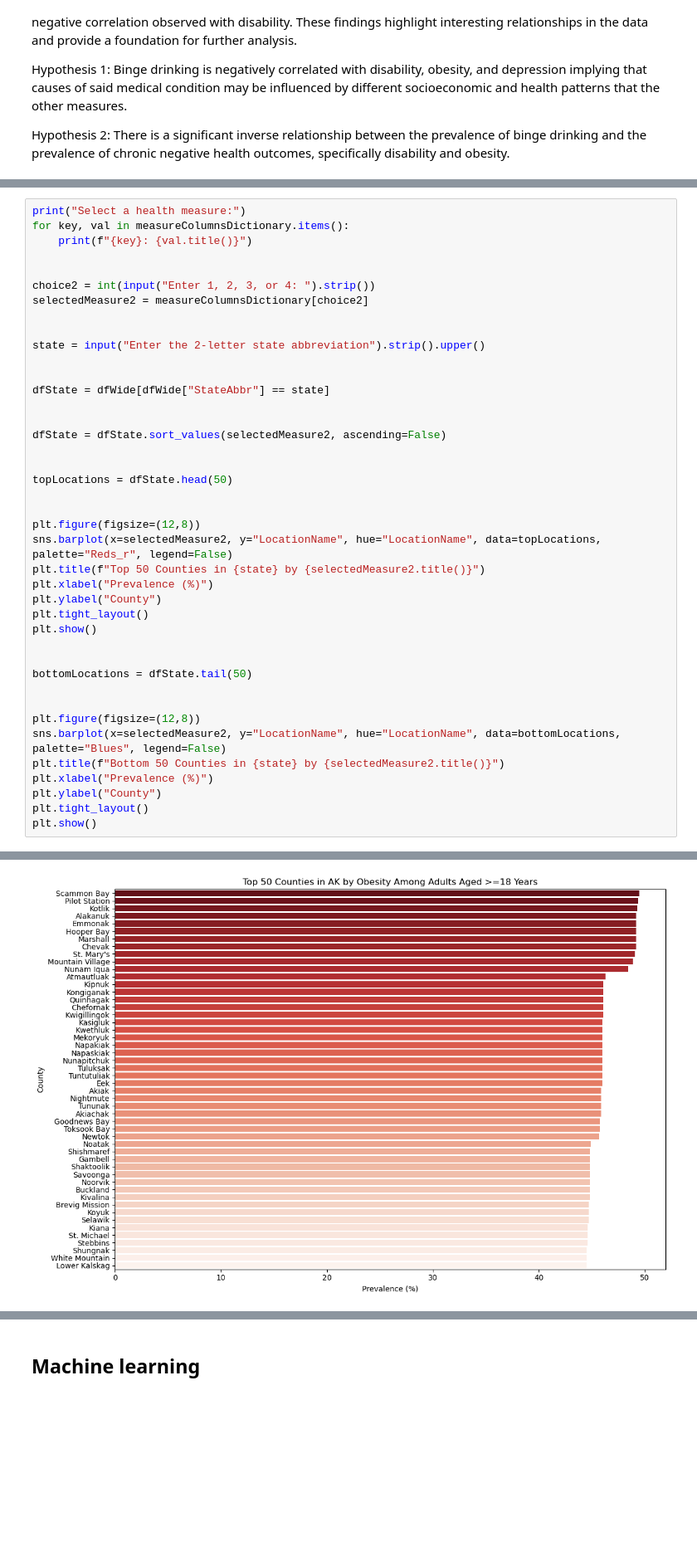
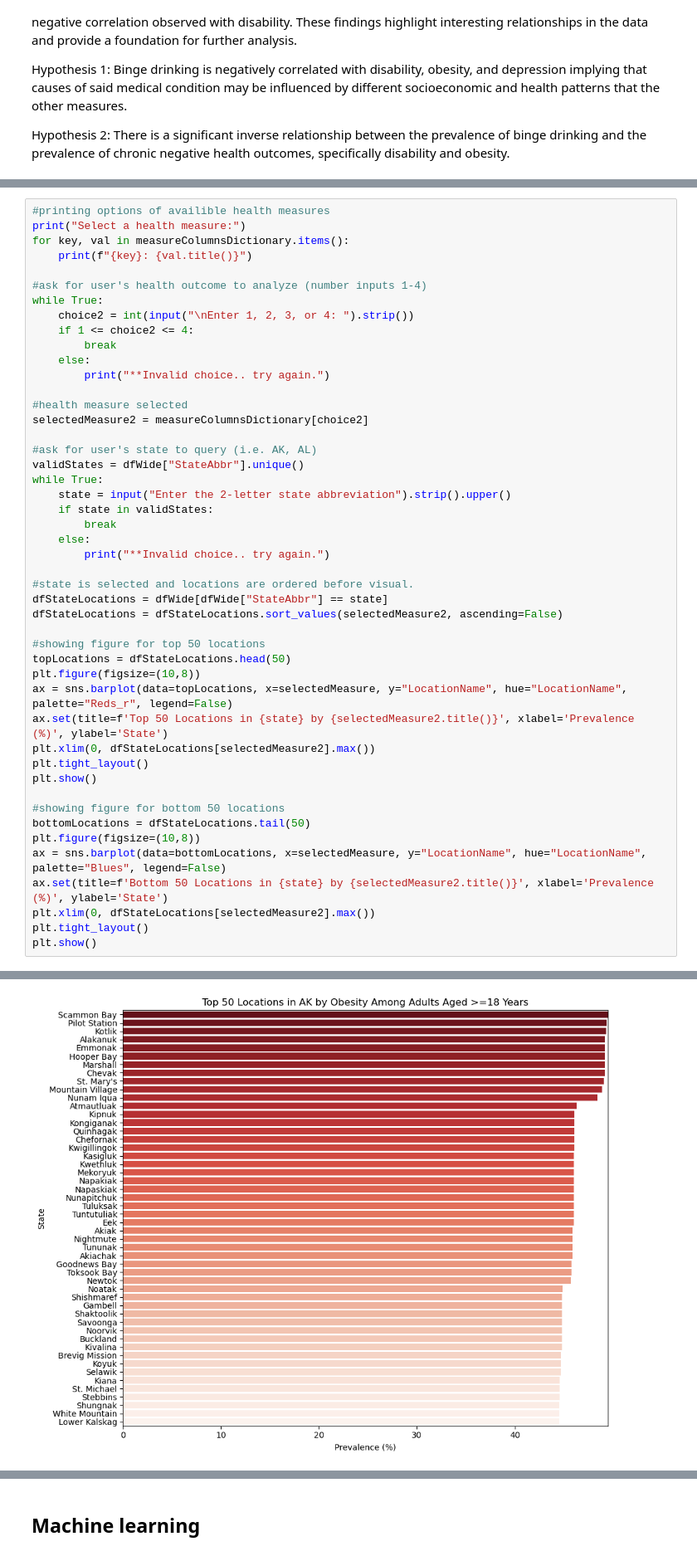
Before and after one commit to jjohn314/exploring-health-outcomes, a Jupyter notebook: prog_report.ipynb, the cells around one changed output, grey strips where cells are left out. Shown at 83% size. Drawn from its saved outputs; the diff is of its cells as text; blank space fills up the shorter version.

Commit message:
updated notebook again, added some descriptions (Make sure you add your own descriptions for visuals or MLgit add --all)

```diff
--- a/prog_report.ipynb
+++ b/prog_report.ipynb
@@ -189,42 +255,48 @@ States sorted by ascending Obesity Among Adults Aged >=18 Years:
 # %%
+#printing options of availible health measures
 print("Select a health measure:")
 for key, val in measureColumnsDictionary.items():
     print(f"{key}: {val.title()}")
 
+#ask for user's health outcome to analyze (number inputs 1-4)
+while True:
+    choice2 = int(input("\nEnter 1, 2, 3, or 4: ").strip())
+    if 1 <= choice2 <= 4:
+        break
+    else:
+        print("**Invalid choice.. try again.")
 
-choice2 = int(input("Enter 1, 2, 3, or 4: ").strip())
+#health measure selected
 selectedMeasure2 = measureColumnsDictionary[choice2]
 
+#ask for user's state to query (i.e. AK, AL)
+validStates = dfWide["StateAbbr"].unique()
+while True:
+    state = input("Enter the 2-letter state abbreviation").strip().upper()
+    if state in validStates:
+        break
+    else:
+        print("**Invalid choice.. try again.")
 
-state = input("Enter the 2-letter state abbreviation").strip().upper()
+#state is selected and locations are ordered before visual.
+dfStateLocations = dfWide[dfWide["StateAbbr"] == state]
+dfStateLocations = dfStateLocations.sort_values(selectedMeasure2, ascending=False)
 
-
-dfState = dfWide[dfWide["StateAbbr"] == state]
-
-
-dfState = dfState.sort_values(selectedMeasure2, ascending=False)
-
-
-topLocations = dfState.head(50)
-
-
-plt.figure(figsize=(12,8))
-sns.barplot(x=selectedMeasure2, y="LocationName", hue="LocationName", data=topLocations, palette="Reds_r", legend=False)
-plt.title(f"Top 50 Counties in {state} by {selectedMeasure2.title()}")
-plt.xlabel("Prevalence (%)")
-plt.ylabel("County")
+#showing figure for top 50 locations
+topLocations = dfStateLocations.head(50)
+plt.figure(figsize=(10,8))
+ax = sns.barplot(data=topLocations, x=selectedMeasure, y="LocationName", hue="LocationName", palette="Reds_r", legend=False)
+ax.set(title=f'Top 50 Locations in {state} by {selectedMeasure2.title()}', xlabel='Prevalence (%)', ylabel='State')
+plt.xlim(0, dfStateLocations[selectedMeasure2].max())
 plt.tight_layout()
 plt.show()
 
-
-bottomLocations = dfState.tail(50)
-
-
-plt.figure(figsize=(12,8))
-sns.barplot(x=selectedMeasure2, y="LocationName", hue="LocationName", data=bottomLocations, palette="Blues", legend=False)
-plt.title(f"Bottom 50 Counties in {state} by {selectedMeasure2.title()}")
-plt.xlabel("Prevalence (%)")
-plt.ylabel("County")
+#showing figure for bottom 50 locations
+bottomLocations = dfStateLocations.tail(50)
+plt.figure(figsize=(10,8))
+ax = sns.barplot(data=bottomLocations, x=selectedMeasure, y="LocationName", hue="LocationName", palette="Blues", legend=False)
+ax.set(title=f'Bottom 50 Locations in {state} by {selectedMeasure2.title()}', xlabel='Prevalence (%)', ylabel='State')
+plt.xlim(0, dfStateLocations[selectedMeasure2].max())
 plt.tight_layout()
 plt.show()
 # %% [output]
@@ -236,3 +309,3 @@ Select a health measure:
 Enter 1, 2, 3, or 4:  1
 Enter the 2-letter state abbreviation AK
-[figure, old version]
+[figure, new version]
```
Also changed, not shown: parts of 15 cells of this notebook.
